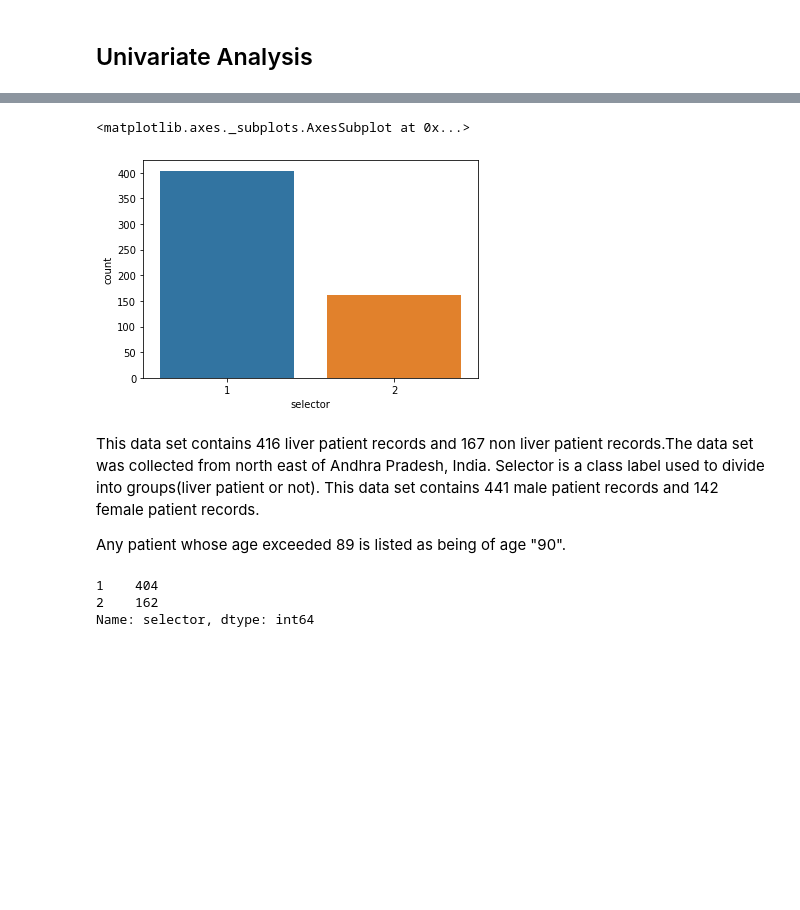
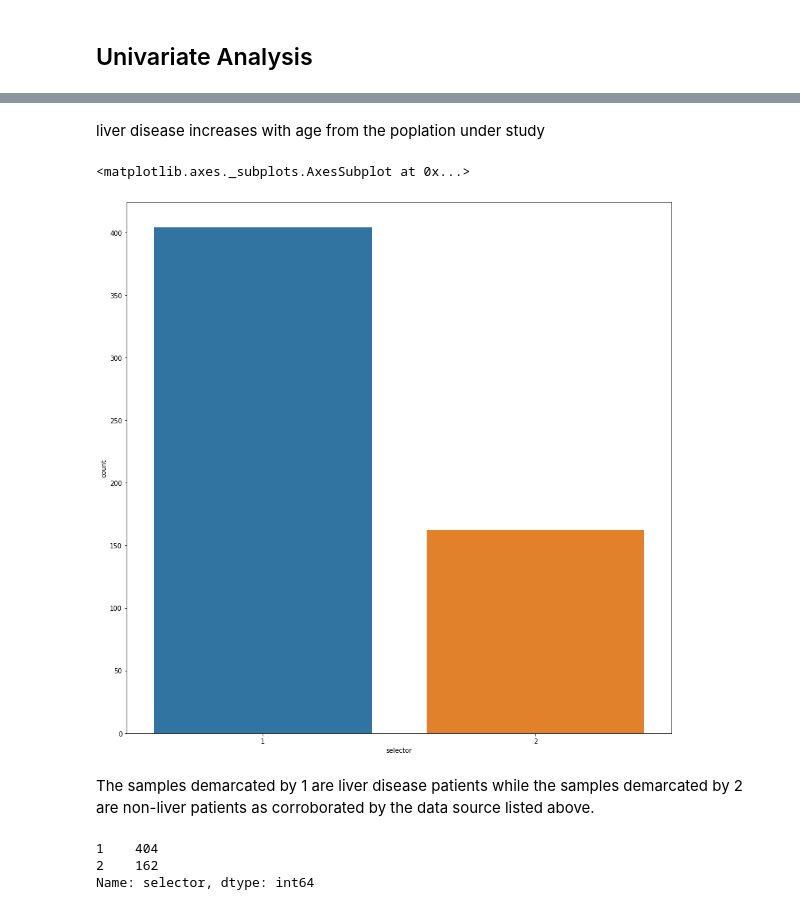
Before and after one commit to MugoChege/Liver-and-Tweets, a Jupyter notebook: Liver.ipynb, the cells around one changed output, grey strips where cells are left out. Drawn from its saved outputs; the diff is of its cells as text; code cells hidden in the pictures; blank space fills up the shorter version.

```diff
--- a/Liver.ipynb
+++ b/Liver.ipynb
@@ -342,15 +355,15 @@ SyntaxError: ignored
+# %% [markdown]
+liver disease increases with age from the poplation under study
 # %%
 #selector is an encoded column that has 1 for the liver disease sample patients and
 # 2 for the non liver disease patients
-
+plt.figure(figsize=(15,15))
 sns.countplot(toeda['selector'])
 # %% [output]
 <matplotlib.axes._subplots.AxesSubplot at 0x...>
-[figure, old version]
+[figure, new version]
-# %% [markdown]
-This data set contains 416 liver patient records and 167 non liver patient records.The data set was collected from north east of Andhra Pradesh, India. Selector is a class label used to divide into groups(liver patient or not). This data set contains 441 male patient records and 142 female patient records.
-
-Any patient whose age exceeded 89 is listed as being of age "90".
+# %% [markdown]
+The samples demarcated by 1 are liver disease patients while the samples demarcated by 2 are non-liver patients as corroborated by the data source listed above.
 # %%
 toeda['selector'].value_counts()
 # %% [output]
```
Also changed, not shown: parts of 46 cells of this notebook.
